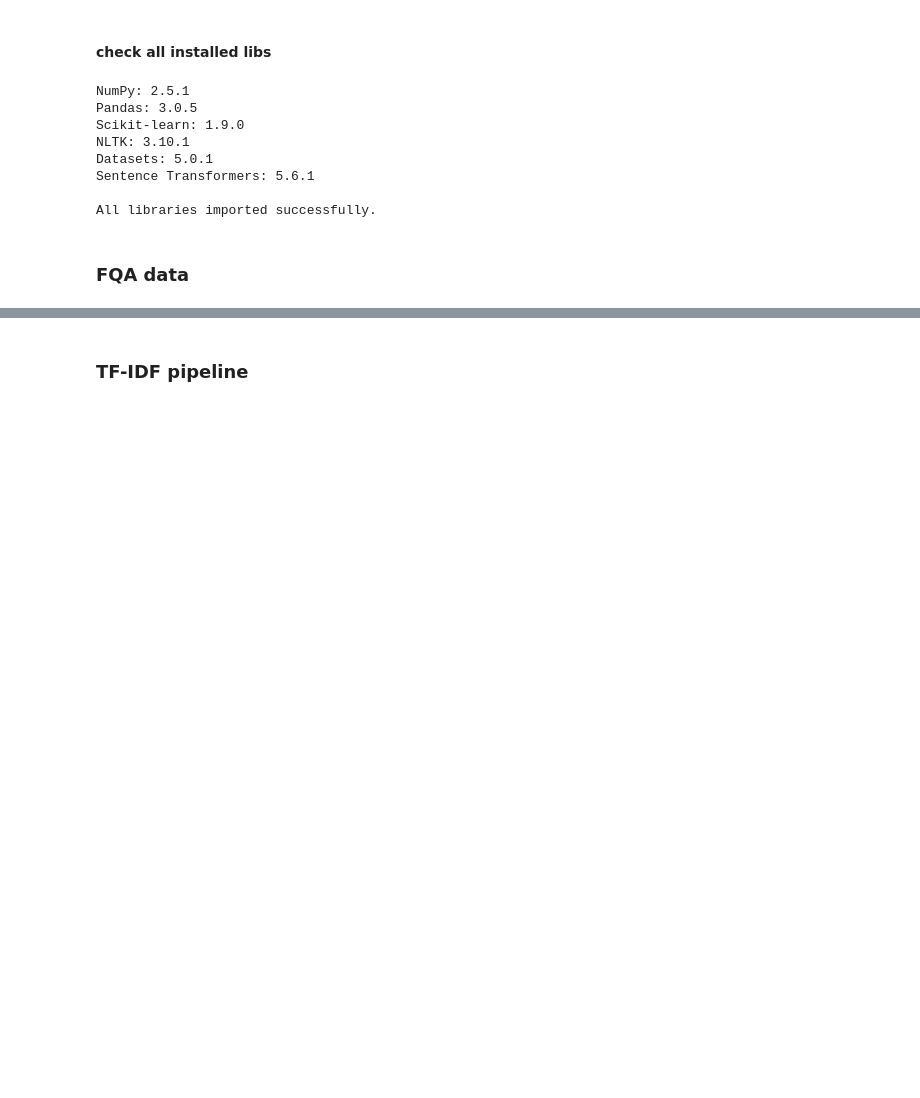
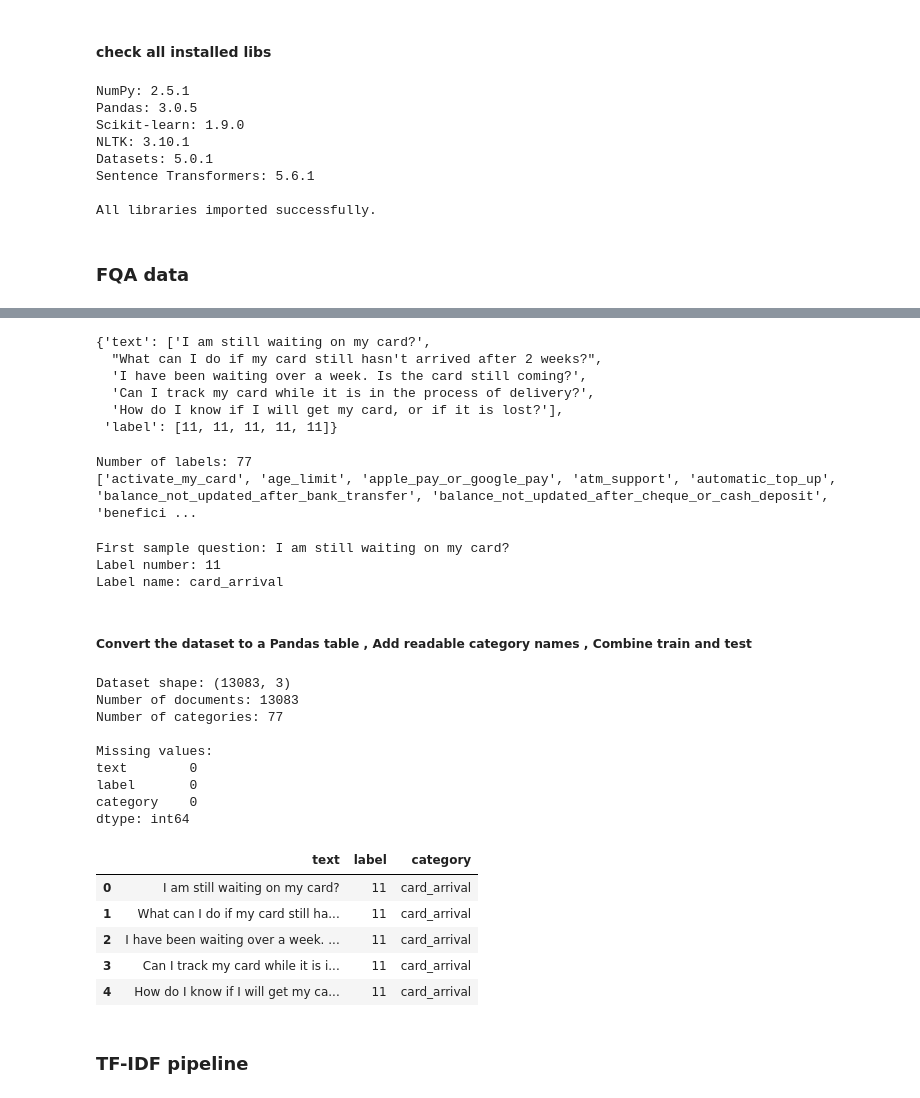
Before and after one commit to rowaidaEmad/FAQ-search-engine-project, a Jupyter notebook: code/main.ipynb, the cells around one changed output, grey strips where cells are left out. Cells and saved outputs as stored; diff of their text form; code cells hidden in the pictures; blank space fills up the shorter version.

Commit message:
Add dataset loading and preprocessing steps for FAQ data

```diff
--- a/code/main.ipynb
+++ b/code/main.ipynb
@@ -47,3 +47,7 @@ Sentence Transformers: 5.6.1
 All libraries imported successfully.
 # %% [markdown]
 ### FQA data
+# %%
+from datasets import load_dataset #datassets is a huggingface library that provides a collection of ready-to-use datasets for NLP tasks. It allows users to easily access and load various datasets for training and evaluation of machine learning models.
+dataset = load_dataset("gtfintechlab/banking77")
+print(dataset) #display dataset  structure and information about the dataset, such as the number of samples, features, and labels. It provides an overview of the dataset's characteristics and can help users understand its composition before further analysis or model training.
@@ -50,2 +70,75 @@ All libraries imported successfully.
+# %%
+dataset["train"][:5] #test
+# %% [output]
+{'text': ['I am still waiting on my card?',
+  "What can I do if my card still hasn't arrived after 2 weeks?",
+  'I have been waiting over a week. Is the card still coming?',
+  'Can I track my card while it is in the process of delivery?',
+  'How do I know if I will get my card, or if it is lost?'],
+ 'label': [11, 11, 11, 11, 11]}
+# %%
+#see label/categ names
+label_names = dataset["train"].features["label"].names
+
+print("Number of labels:", len(label_names))
+print(label_names)
+# %% [output]
+Number of labels: 77
+['activate_my_card', 'age_limit', 'apple_pay_or_google_pay', 'atm_support', 'automatic_top_up', 'balance_not_updated_after_bank_transfer', 'balance_not_updated_after_cheque_or_cash_deposit', 'benefici ...
+# %%
+first_sample = dataset["train"][0]
+question = first_sample["text"]
+label_num = first_sample["label"]
+label_name = label_names[label_num]
+
+print("First sample question:", question)
+print("Label number:", label_num)
+print("Label name:", label_name)
+# %% [output]
+First sample question: I am still waiting on my card?
+Label number: 11
+Label name: card_arrival
+# %% [markdown]
+##### Convert the dataset to a Pandas table , Add readable category names , Combine train and test
+# %%
+train_df = dataset["train"].to_pandas()
+test_df = dataset["test"].to_pandas()
+
+train_df["category"] = train_df["label"].apply(
+    lambda label_number: label_names[label_number]
+)
+
+test_df["category"] = test_df["label"].apply(
+    lambda label_number: label_names[label_number]
+)
+
+df = pd.concat(
+    [train_df, test_df],
+    ignore_index=True
+)
+
+print("Dataset shape:", df.shape)
+print("Number of documents:", len(df))
+print("Number of categories:", df["category"].nunique())
+print("\nMissing values:")
+print(df.isnull().sum())
+
+df.head()
+# %% [output]
+Dataset shape: (13083, 3)
+Number of documents: 13083
+Number of categories: 77
+
+Missing values:
+text        0
+label       0
+category    0
+dtype: int64
+|  | text | label | category |
+| 0 | I am still waiting on my card? | 11 | card_arrival |
+| 1 | What can I do if my card still ha... | 11 | card_arrival |
+| 2 | I have been waiting over a week. ... | 11 | card_arrival |
+| 3 | Can I track my card while it is i... | 11 | card_arrival |
+| 4 | How do I know if I will get my ca... | 11 | card_arrival |
 # %% [markdown]
 ###  TF-IDF pipeline
```
Also changed, not shown: parts of 1 cell of this notebook.
